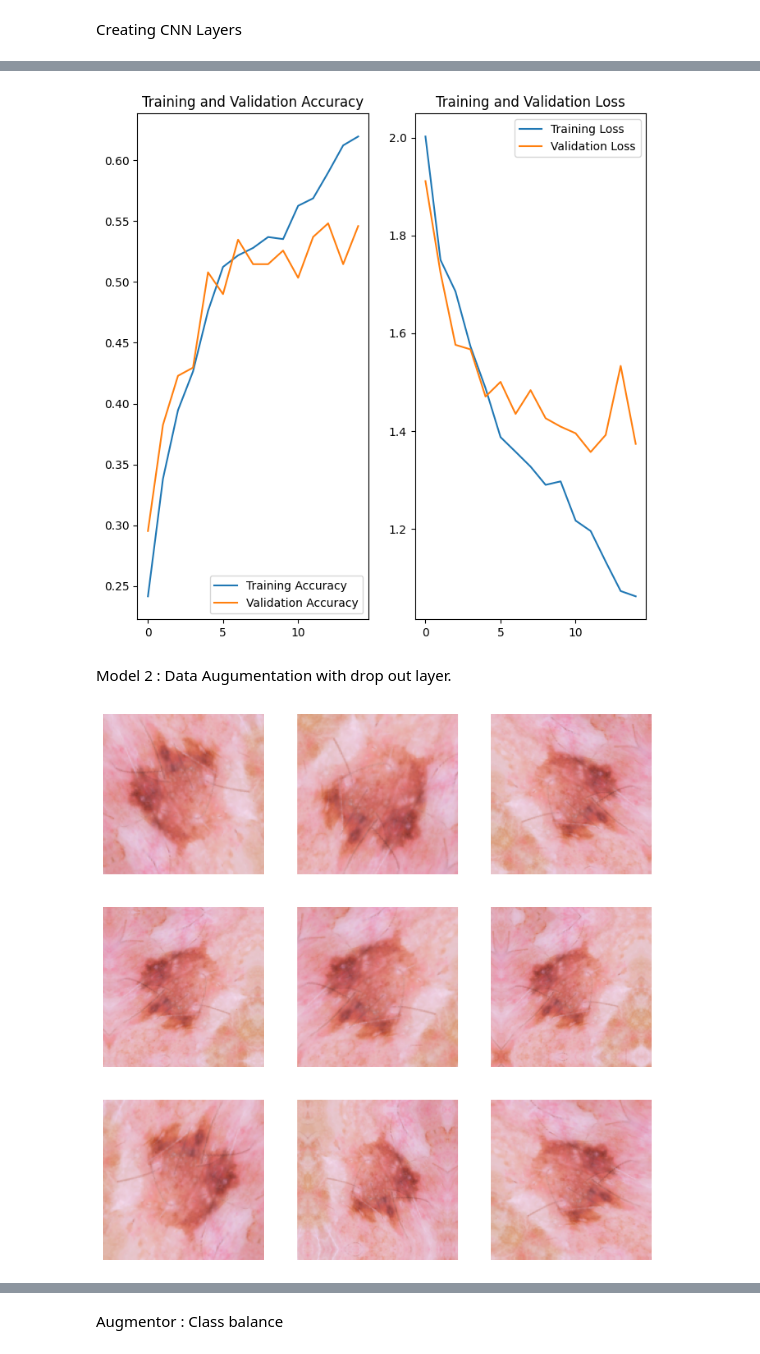
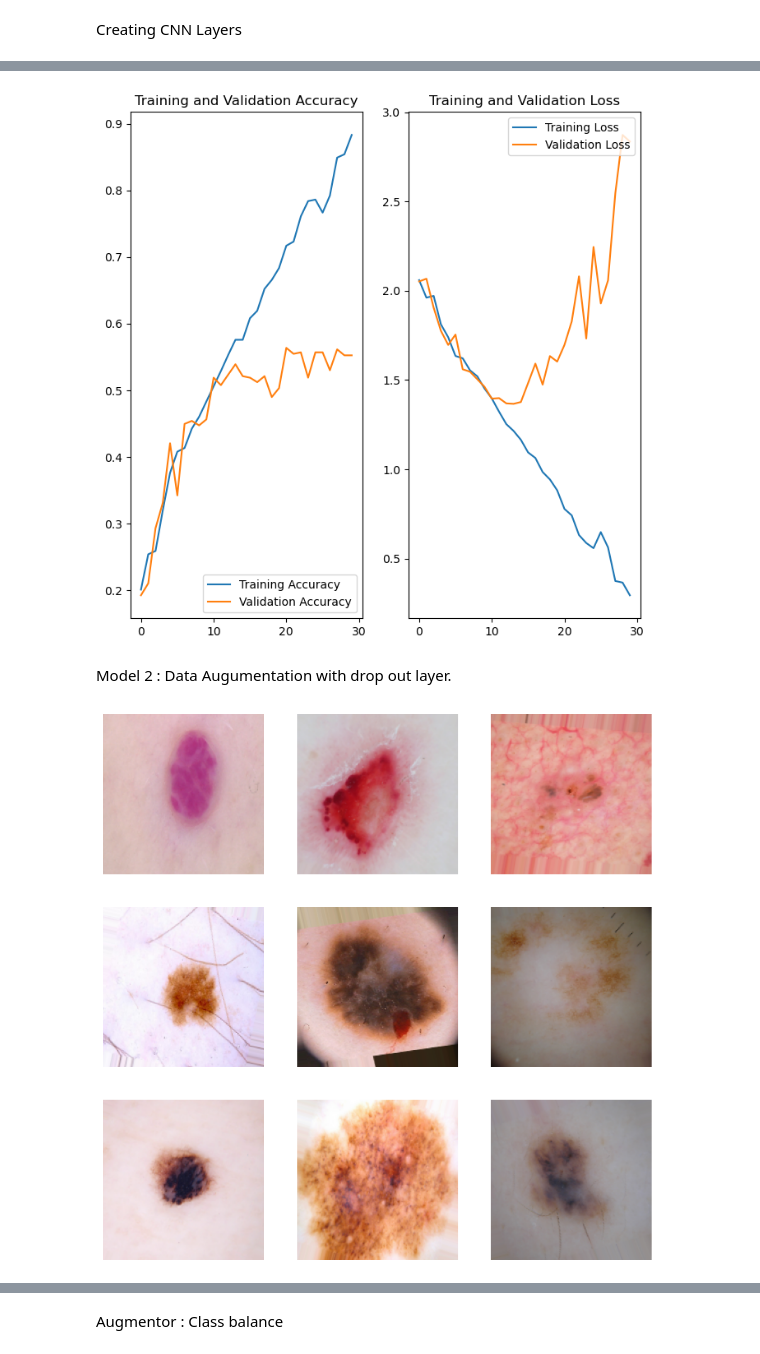
Before and after one commit to aveseq/Skin-Cancer, a Jupyter notebook: ISIC_dataset.ipynb, the cells around one changed output, grey strips where cells are left out. Saved outputs shown, nothing was run; the diff lists cells and outputs as text; code cells hidden in the pictures.

```diff
--- a/ISIC_dataset.ipynb
+++ b/ISIC_dataset.ipynb
@@ -25,8 +40,9 @@ tf.compat.v1.logging.set_verbosity(tf.compat.v1.logging.ERROR)
 # %% [markdown]
 DATA Preprocessing
 # %%
-data_dir_train=pathlib.Path("E:\Code_playground\Skin Cancer\ISIC Model\Skin cancer ISIC The International Skin Imaging Collaboration\Train")
-data_dir_test = pathlib.Path("E:\Code_playground\Skin Cancer\ISIC Model\Skin cancer ISIC The International Skin Imaging Collaboration\Test")
+data_dir_train=pathlib.Path(r"C:\Users\htslab\Desktop\21bps1128\ISIC Model\Skin cancer ISIC The International Skin Imaging Collaboration\Train")
+data_dir_test = pathlib.Path(r"C:\Users\htslab\Desktop\21bps1128\ISIC Model\Skin cancer ISIC The International Skin Imaging Collaboration\Test")
+# C:\Users\htslab\Desktop\21bps1128\ISIC Model\Skin cancer ISIC The International Skin Imaging Collaboration\Train
 # %%
 image_count_train = len(list(data_dir_train.glob('*/*.jpg')))
 print(image_count_train)
@@ -177,7 +207,7 @@ val_acc = history.history['val_accuracy']
 loss = history.history['loss']
 val_loss = history.history['val_loss']
 
-epochs_range = range(15)
+epochs_range = range(30)
 
 plt.figure(figsize=(8, 8))
 plt.subplot(1, 2, 1)
@@ -193,6 +223,6 @@ plt.legend(loc='upper right')
 plt.title('Training and Validation Loss')
 plt.show()
 # %% [output]
-[figure, old version]
+[figure, new version]
 # %% [markdown]
 Model 2 : Data Augumentation with drop out layer.
@@ -207,10 +231,23 @@ data_augmentation = keras.Sequential(
+# %%
+from tensorflow.keras.preprocessing.image import ImageDataGenerator
+
+data_augmentation = ImageDataGenerator(
+    horizontal_flip=True,
+    vertical_flip=True,
+    rotation_range=20,
+    zoom_range=0.2
+)
 # %%
-plt.figure(figsize=(10, 10))
 for images, _ in train_ds.take(1):
-  for i in range(9):
-    augmented_images = data_augmentation(images)
-    ax = plt.subplot(3, 3, i + 1)
-    plt.imshow(augmented_images[0].numpy().astype("uint8"))
-    plt.axis("off")
+    augmented_images = data_augmentation.flow(images, batch_size=9)
+
+    plt.figure(figsize=(10, 10))
+    for i in range(9):
+        augmented_image = next(augmented_images)[0].astype("uint8")
+        plt.subplot(3, 3, i + 1)
+        plt.imshow(augmented_image)
+        plt.axis("off")
+
+plt.show()
 # %% [output]
-[figure, old version]
+[figure, new version]
```
Also changed, not shown: parts of 38 cells of this notebook.
